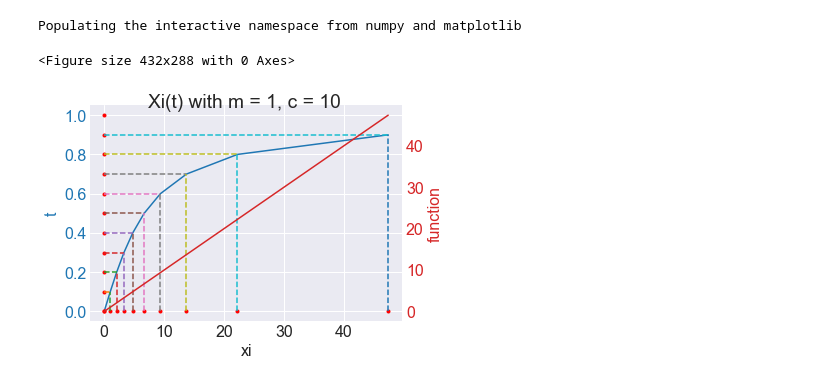
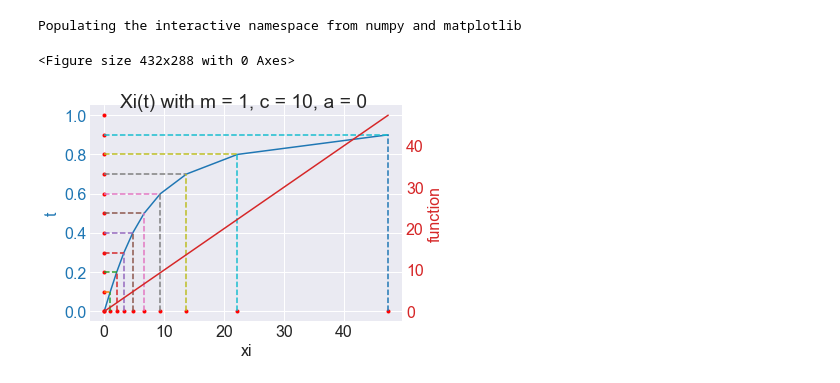
Before and after one commit to andrew3203/NumericalMethods, a Jupyter notebook: ImproperIntegrals.ipynb, the cells around one changed output. Cells and saved outputs as stored; diff of their text form; code cells hidden in the pictures.

```diff
--- a/ImproperIntegrals.ipynb
+++ b/ImproperIntegrals.ipynb
@@ -34,7 +34,7 @@ def PrintTriangular(mas, i, lines=None):
 
 
 
-a = 0.
+a = 0
 b = 1.
 N = 10
 t = np.linspace(a, b, N+1)
@@ -46,32 +46,32 @@ c = 10
 xi = Xi(t, a, m, c)
 
 fig, ax1 = plt.subplots()
 
 color = 'tab:blue'
 ax1.set_ylabel('t', color=color)
 ax1.set_xlabel('xi')
 ax1.plot(xi, t, color=color)
 ax1.tick_params(axis='y', labelcolor=color)
 
 ax1.plot(xi, np.zeros(N+1), 'or', markersize=3)
 ax1.plot(np.zeros(N+1), t, 'or', markersize=3)
 
 ax1.plot([[0]*(N+1), xi], [t, t], '--')
 ax1.plot([xi, xi], [[0]*(N+1), t], '--')
 ax1.grid(lw=1)
 ax2 = ax1.twinx()  # instantiate a second axes that shares the same x-axis
 
 color = 'tab:red'
 ax2.set_ylabel('function', color=color)  # we already handled the x-label with ax1
 ax2.plot(xi, function(xi), color=color)
 ax2.tick_params(axis='y', labelcolor=color)
 
 fig.tight_layout()  # otherwise the right y-label is slightly clipped
 
 
-fig.suptitle('Xi(t) with m = {}, c = {}'.format(m, c))
+fig.suptitle('Xi(t) with m = {}, c = {}, a = {}'.format(m, c, a))
 
 plt.show()
 # %% [output]
 <Figure size 432x288 with 0 Axes>
-[figure, old version]
+[figure, new version]
```
Also changed, not shown: parts of 3 cells of this notebook.
